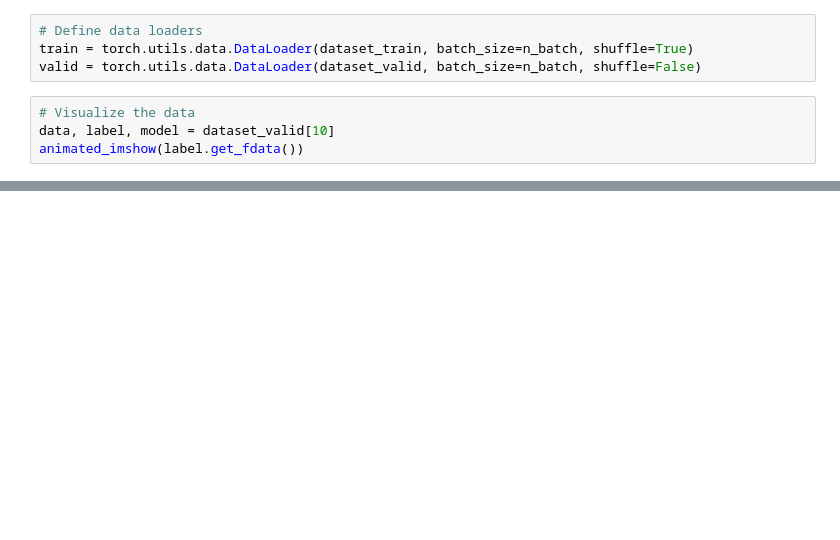
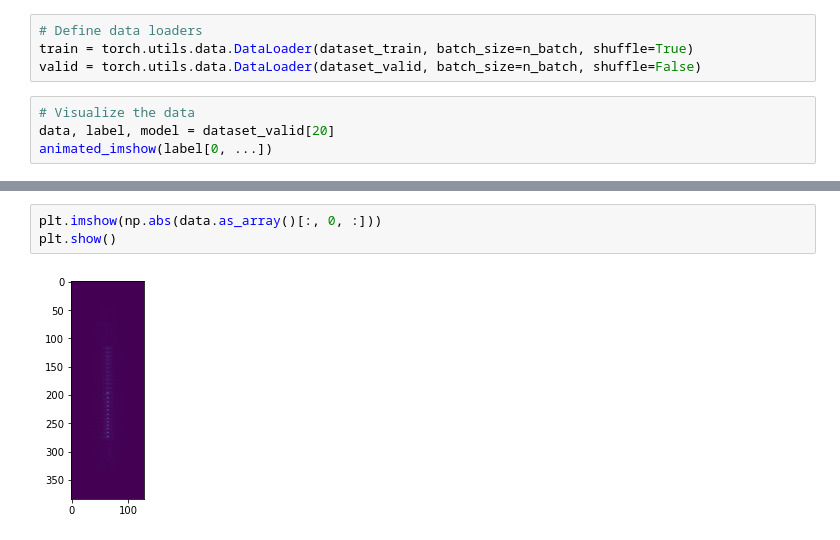
Before and after one commit to MATHplus-Young-Academy/P1-Temp-Reg, a Jupyter notebook: nns_based_approach/training.ipynb, the cells around one changed output, grey strips where cells are left out. Drawn from its saved outputs; the diff is of its cells as text; blank space fills up the shorter version.

Commit message:
Return labels as tensor

```diff
--- a/nns_based_approach/training.ipynb
+++ b/nns_based_approach/training.ipynb
@@ -34,6 +48,6 @@ train = torch.utils.data.DataLoader(dataset_train, batch_size=n_batch, shuffle=T
 valid = torch.utils.data.DataLoader(dataset_valid, batch_size=n_batch, shuffle=False)
 # %%
 # Visualize the data
-data, label, model = dataset_valid[10]
-animated_imshow(label.get_fdata())
+data, label, model = dataset_valid[20]
+animated_imshow(label[0, ...])
 # %% [output]
@@ -44,2 +64,7 @@ Finished reading acquisitions from /home/jovyan/data/input_data/y_264.h5
+# %%
+plt.imshow(np.abs(data.as_array()[:, 0, :]))
+plt.show()
+# %% [output]
+[figure, added]
 # %%
 # Define the model
```
Also changed, not shown: parts of 12 cells of this notebook, 2 other files.
